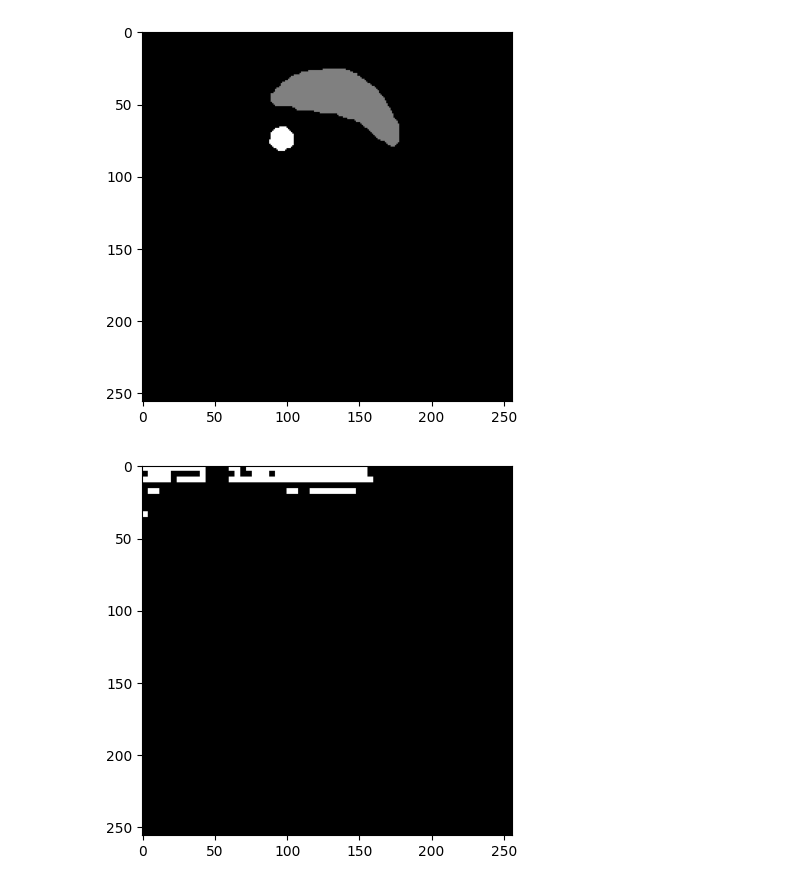
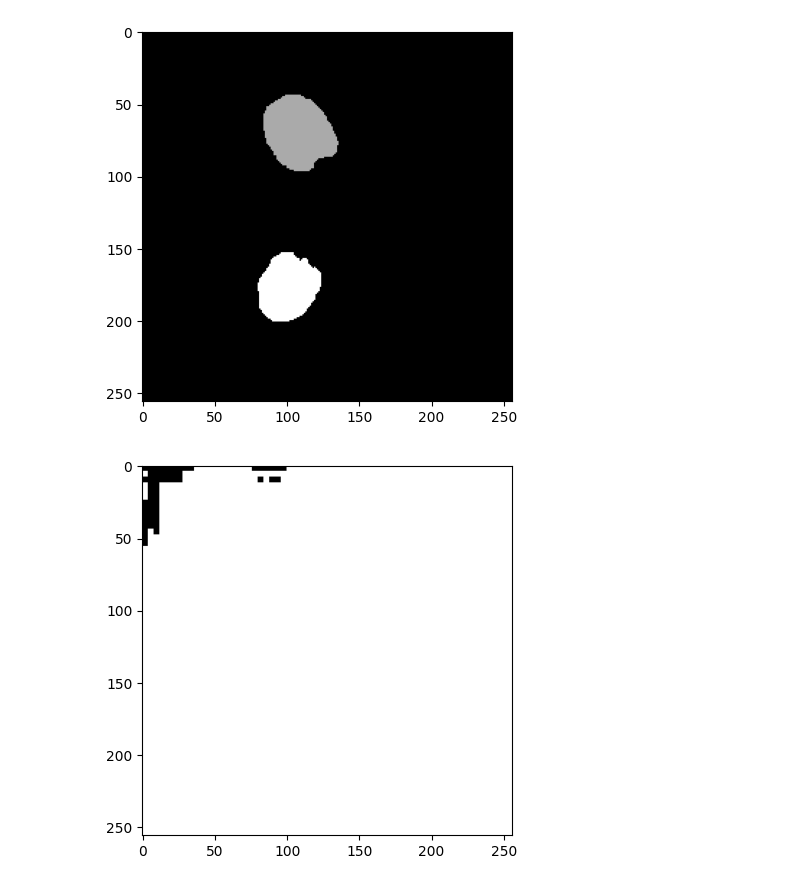
Before and after one commit to karabomaila/RAPNet, a Jupyter notebook: view_nii.ipynb, the cells around one changed output. Cells and saved outputs as stored; diff of their text form; code cells hidden in the pictures.

```diff
--- a/view_nii.ipynb
+++ b/view_nii.ipynb
@@ -3,10 +3,10 @@ import nibabel as nib
 import matplotlib.pyplot as plt
 import cv2
 # %%
-support_img = nib.load('./data/CHAOST2/niis/T2SPIR/normalized/image_15.nii.gz')
-support_mask = nib.load('./data/CHAOST2/niis/T2SPIR/normalized/label_15.nii.gz')
+support_img = nib.load('./data/CHAOST2/niis/T2SPIR/normalized/image_37.nii.gz')
+support_mask = nib.load('./data/CHAOST2/niis/T2SPIR/normalized/label_37.nii.gz')
 
-prediction_mask = nib.load('./data/prediction/prediction_15_LIVER.nii.gz')
+prediction_mask = nib.load('./data/prediction/prediction_37_LIVER.nii.gz')
 # %%
 print("Support image: ", support_img.shape, "Support mask: ", support_mask.shape)
 prediction_mask.shape
@@ -21,10 +21,10 @@ plt.show()
 # %%
-plt.imshow(support_mask.get_fdata()[:, :, 8], cmap='gray')
+plt.imshow(support_mask.get_fdata()[:, :, 9], cmap='gray')
 plt.show()
 # %% [output]
-[figure, old version]
+[figure, new version]
 # %%
-plt.imshow(1- nifti_img.get_fdata()[:, :, 8], cmap='gray')
+plt.imshow(prediction_mask.get_fdata()[:, :, 3], cmap='gray')
 plt.show()
 # %% [output]
-[figure, old version]
+[figure, new version]
```
Also changed, not shown: parts of 4 cells of this notebook, 1 other file.
